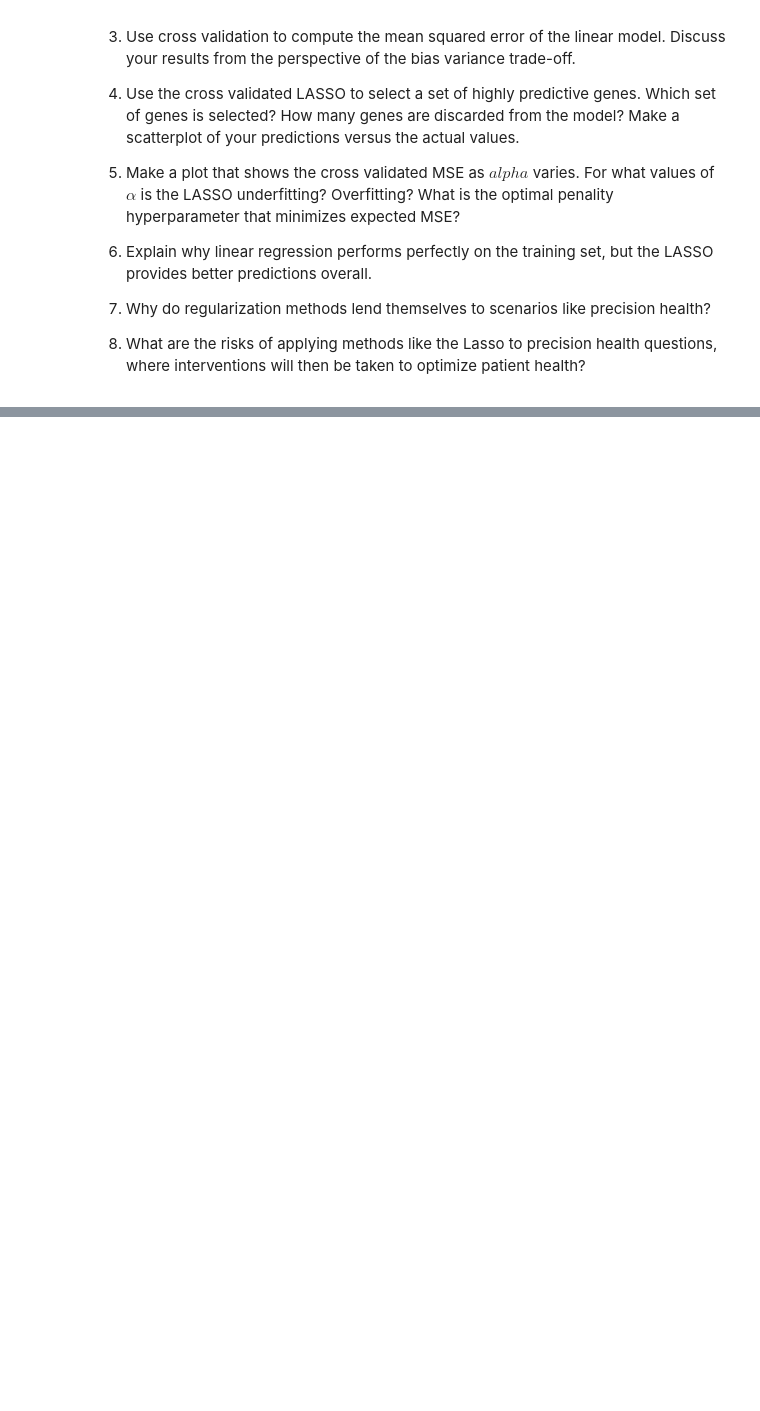
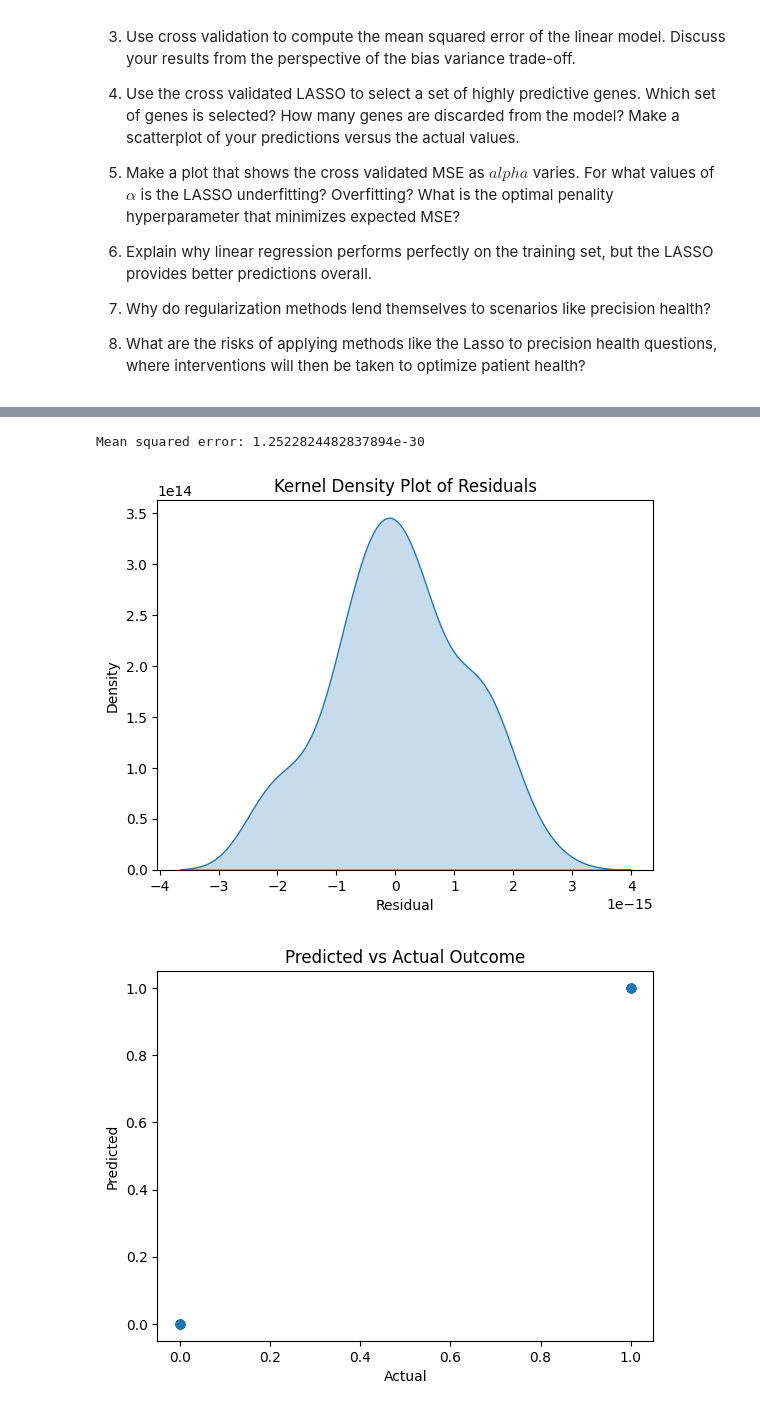
Before and after one commit to anishjagota/undergrad_ml_assignments, a Jupyter notebook: genomics_lab.ipynb, the cells around one changed output, grey strips where cells are left out. Drawn from its saved outputs; the diff is of its cells as text; code cells hidden in the pictures; blank space fills up the shorter version.

```diff
--- a/genomics_lab.ipynb
+++ b/genomics_lab.ipynb
@@ -53,0 +57,8 @@ df
+# %%
+# Question 1
+df['y'] = df['cancer'].str.lower().replace({
+    'allb': 0,
+    'allt': 0,
+    'aml': 1
+})
+df[['cancer', 'y']].head()
@@ -53,0 +72,25 @@ df
+# %%
+#Question 2
+
+X = df.drop(columns=['Samples', 'BM.PB', 'Gender', 'Source', 'tissue.mf', 'cancer', 'y'])
+y = df['y']
+model = LinearRegression()
+model.fit(X, y)
+y_hat = model.predict(X)
+mse = mean_squared_error(y, y_hat)
+print("Mean squared error:", mse)
+
+residuals = y - y_hat
+sns.kdeplot(residuals, fill=True)
+plt.xlabel("Residual")
+plt.title("Kernel Density Plot of Residuals")
+plt.show()
+plt.scatter(y, y_hat, alpha=0.6)
+plt.xlabel("Actual")
+plt.ylabel("Predicted")
+plt.title("Predicted vs Actual Outcome")
+plt.show()
+# %% [output]
+Mean squared error: 1.2522824482837894e-30
+[figure, added]
+[figure, added]
```
Also changed, not shown: parts of 13 cells of this notebook.
